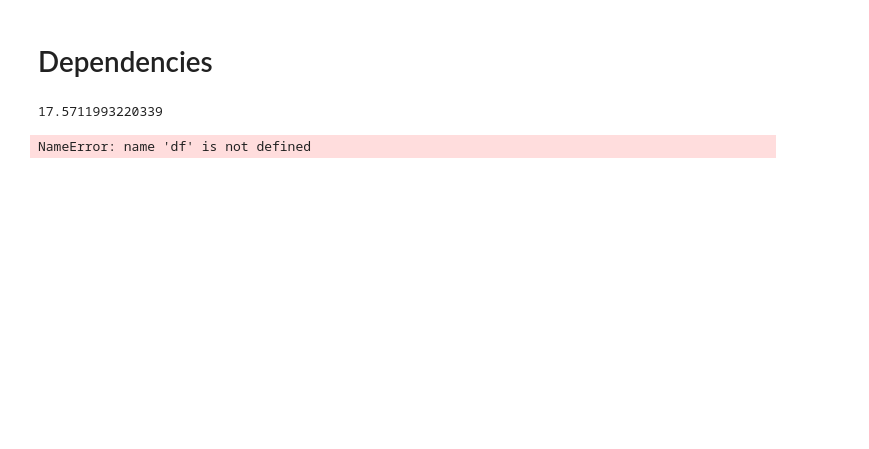
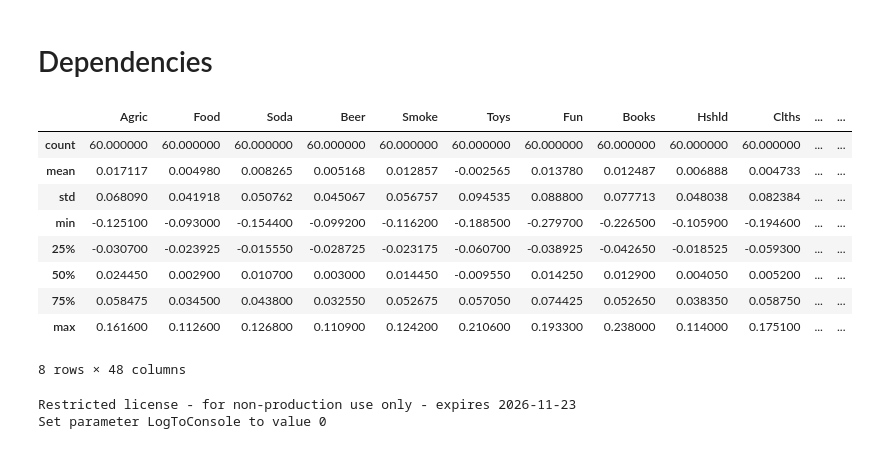
Before and after one commit to alessbressan/FINA60602A, a Jupyter notebook: notebooks/part_a.ipynb, the cells around one changed output. Cells and saved outputs as stored; diff of their text form; code cells hidden in the pictures; blank space fills up the shorter version.

```diff
--- a/notebooks/part_a.ipynb
+++ b/notebooks/part_a.ipynb
@@ -6,44 +6,63 @@ import numpy as np
 from pathlib import Path
 import gurobipy as gp
 # %%
-data_path = Path("../clean_data/48_Industry_Portfolios.CSV")
+data_path = Path("../data_will/48_Industry_Portfolios.CSV")
 df = pd.read_csv(data_path, index_col=0)
 df.index = pd.to_datetime(df.index, format="%Y%m")  # clean the index to be datetime
 
 # constants
 start_date = "2019-12-01"
 N = 48
 df = df.loc[df.index >= start_date, :]  # select last 5 years
 
-min(df.var())
+df = df.astype(dtype= 'float32')
+
+df = df / 100
+
+df.describe()
 # %% [output]
+|  | Agric | Food | Soda | Beer | Smoke | Toys | Fun | Books | Hshld | Clths | ... | ... |
+| count | 60.000000 | 60.000000 | 60.000000 | 60.000000 | 60.000000 | 60.000000 | 60.000000 | 60.000000 | 60.000000 | 60.000000 | ... | ... |
+| mean | 0.017117 | 0.004980 | 0.008265 | 0.005168 | 0.012857 | -0.002565 | 0.013780 | 0.012487 | 0.006888 | 0.004733 | ... | ... |
+| std | 0.068090 | 0.041918 | 0.050762 | 0.045067 | 0.056757 | 0.094535 | 0.088800 | 0.077713 | 0.048038 | 0.082384 | ... | ... |
+| min | -0.125100 | -0.093000 | -0.154400 | -0.099200 | -0.116200 | -0.188500 | -0.279700 | -0.226500 | -0.105900 | -0.194600 | ... | ... |
+| 25% | -0.030700 | -0.023925 | -0.015550 | -0.028725 | -0.023175 | -0.060700 | -0.038925 | -0.042650 | -0.018525 | -0.059300 | ... | ... |
+| 50% | 0.024450 | 0.002900 | 0.010700 | 0.003000 | 0.014450 | -0.009550 | 0.014250 | 0.012900 | 0.004050 | 0.005200 | ... | ... |
+| 75% | 0.058475 | 0.034500 | 0.043800 | 0.032550 | 0.052675 | 0.057050 | 0.074425 | 0.052650 | 0.038350 | 0.058750 | ... | ... |
+| max | 0.161600 | 0.112600 | 0.126800 | 0.110900 | 0.124200 | 0.210600 | 0.193300 | 0.238000 | 0.114000 | 0.175100 | ... | ... |
-17.5711993220339
+8 rows × 48 columns
 # %%
 # QUESTION 1
 cov = df.cov()
 mean = df.mean(axis=0)
 std = np.sqrt(np.diag(cov))
-ret = 4
-K = 3
-l = 0.005 #min position size
+ret = 1
+K = 5
+l = 9 #max position size (500%)
 
 # Create an empty optimization model
 m = gp.Model()
+m.Params.LogToConsole = 0
 
 # Add variables: x[i] denotes the proportion of capital invested in stock i
 # 0 <= x[i] <= 1
 x = m.addMVar(len(mean), lb=-np.inf, ub=np.inf, name="x")
+x_plus = m.addMVar(len(mean), lb= 0, ub=np.inf, name="x_plus")
+x_minus = m.addMVar(len(mean), lb= 0, ub=np.inf, name="x_minus")
 b = m.addMVar(len(mean), vtype=gp.GRB.BINARY, name="b")
 
 # Budget constraint: all investments sum up to 1
 m.addConstr(x.sum() == 1, name="Budget_Constraint")
-m.addConstr(-b < x < b, name="Indicator")
-m.addConstr(b.sum() <= K, name="Concentration")
+m.addConstr(x == x_plus - x_minus, name= "Position_Balance")
+m.addConstr(x_plus <= l*b, name= "Long_Indicator")
+m.addConstr(x_minus <= l*b, name= "Short_Indicator")
+m.addConstr(b.sum() <= K, name="Cardinality")
 m.addConstr(mean.to_numpy() @ x >= ret , name="Target_Return")
 
 # Define objective function: Minimize overall risk
 m.setObjective(x.T @ cov.to_numpy() @ x, gp.GRB.MINIMIZE)
 # %% [output]
-NameError: name 'df' is not defined
+Restricted license - for non-production use only - expires 2026-11-23
+Set parameter LogToConsole to value 0
 # %%
 m.optimize()
```
Also changed, not shown: parts of 14 cells of this notebook, 5 other files.
